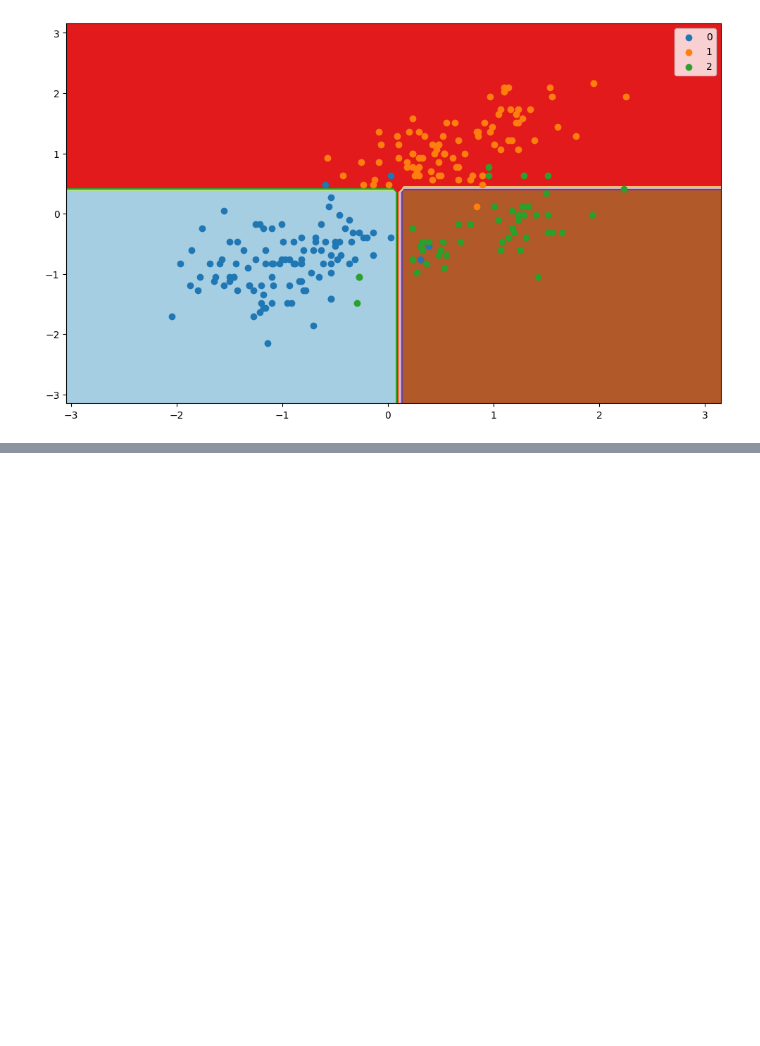
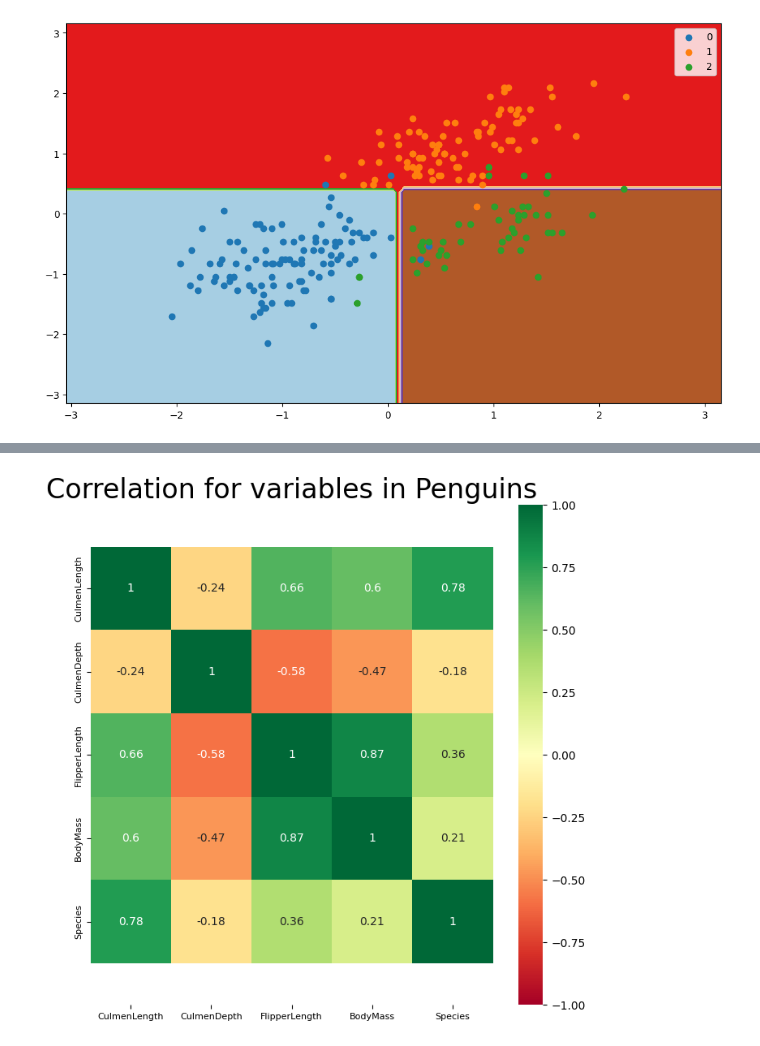
Before and after one commit to michalkrzyzanowski2001/week14, a Jupyter notebook: pengiuns.ipynb, the cells around one changed output, grey strips where cells are left out. Cells and saved outputs as stored; diff of their text form; code cells hidden in the pictures; blank space fills up the shorter version.

```diff
--- a/pengiuns.ipynb
+++ b/pengiuns.ipynb
@@ -741,0 +767,19 @@ weighted avg       0.96      0.96      0.96       103
+# %%
+plt.figure(figsize=(8, 8))
+ax = sns.heatmap(penguins.corr(),
+                 xticklabels=penguins.corr().columns,
+                 yticklabels=penguins.corr().columns,
+                 cmap='RdYlGn',
+                 center=0,
+                 annot=True,
+                 vmin=-1,
+                 vmax= 1)
+
+plt.title('Correlation for variables in Penguins', fontsize=24)
+bottom, top = ax.get_ylim()
+ax.set_ylim(bottom + 0.5, top - 0.5)
+plt.xticks(fontsize=8)
+plt.yticks(fontsize=8)
+plt.show()
+# %% [output]
+[figure, added]
```
Also changed, not shown: parts of 18 cells of this notebook.
